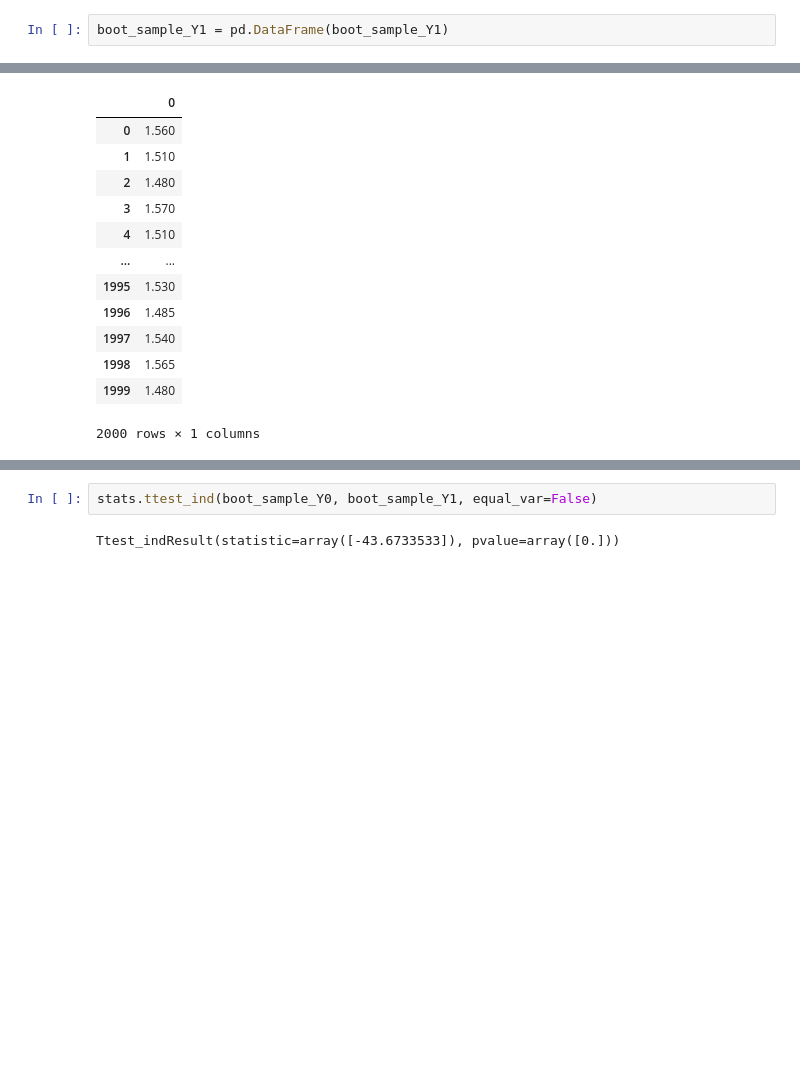
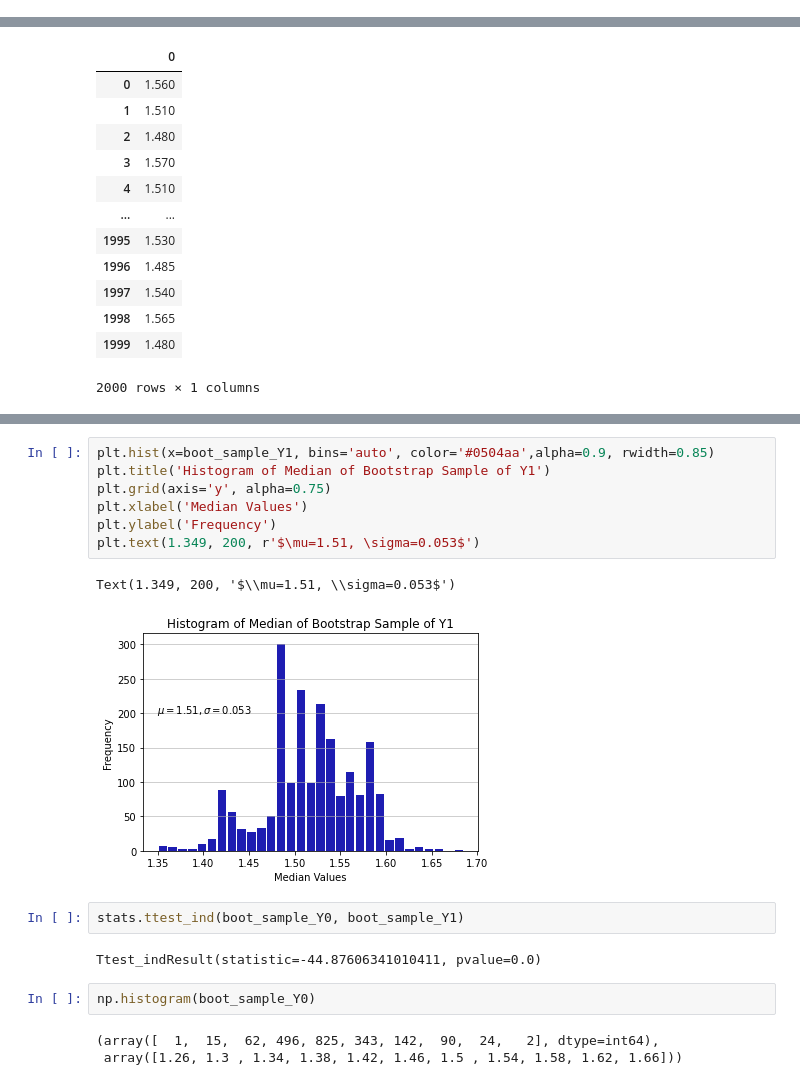
Before and after one commit to xiaowch/Adv_Bio3, a Jupyter notebook: Boot_Medians.ipynb, the cells around one changed output, grey strips where cells are left out. Cells and saved outputs as stored; diff of their text form; blank space fills up the shorter version.

```diff
--- a/Boot_Medians.ipynb
+++ b/Boot_Medians.ipynb
@@ -133,5 +101,3 @@ for i in range(samples):
-# %%
-boot_sample_Y1 = pd.DataFrame(boot_sample_Y1)
 # %%
 boot_sample_Y1
 # %% [output]
@@ -171,4 +153,19 @@ dtype: float64
+# %%
+plt.hist(x=boot_sample_Y1, bins='auto', color='#0504aa',alpha=0.9, rwidth=0.85)
+plt.title('Histogram of Median of Bootstrap Sample of Y1')
+plt.grid(axis='y', alpha=0.75)
+plt.xlabel('Median Values')
+plt.ylabel('Frequency')
+plt.text(1.349, 200, r'$\mu=1.51, \sigma=0.053$')
+# %% [output]
+Text(1.349, 200, '$\\mu=1.51, \\sigma=0.053$')
+[figure, added]
 # %%
-stats.ttest_ind(boot_sample_Y0, boot_sample_Y1, equal_var=False)
+stats.ttest_ind(boot_sample_Y0, boot_sample_Y1)
 # %% [output]
-Ttest_indResult(statistic=array([-43.6733533]), pvalue=array([0.]))
+Ttest_indResult(statistic=-44.87606341010411, pvalue=0.0)
+# %%
+np.histogram(boot_sample_Y0)
+# %% [output]
+(array([  1,  15,  62, 496, 825, 343, 142,  90,  24,   2], dtype=int64),
+ array([1.26, 1.3 , 1.34, 1.38, 1.42, 1.46, 1.5 , 1.54, 1.58, 1.62, 1.66]))
```
Also changed, not shown: parts of 12 cells of this notebook.
